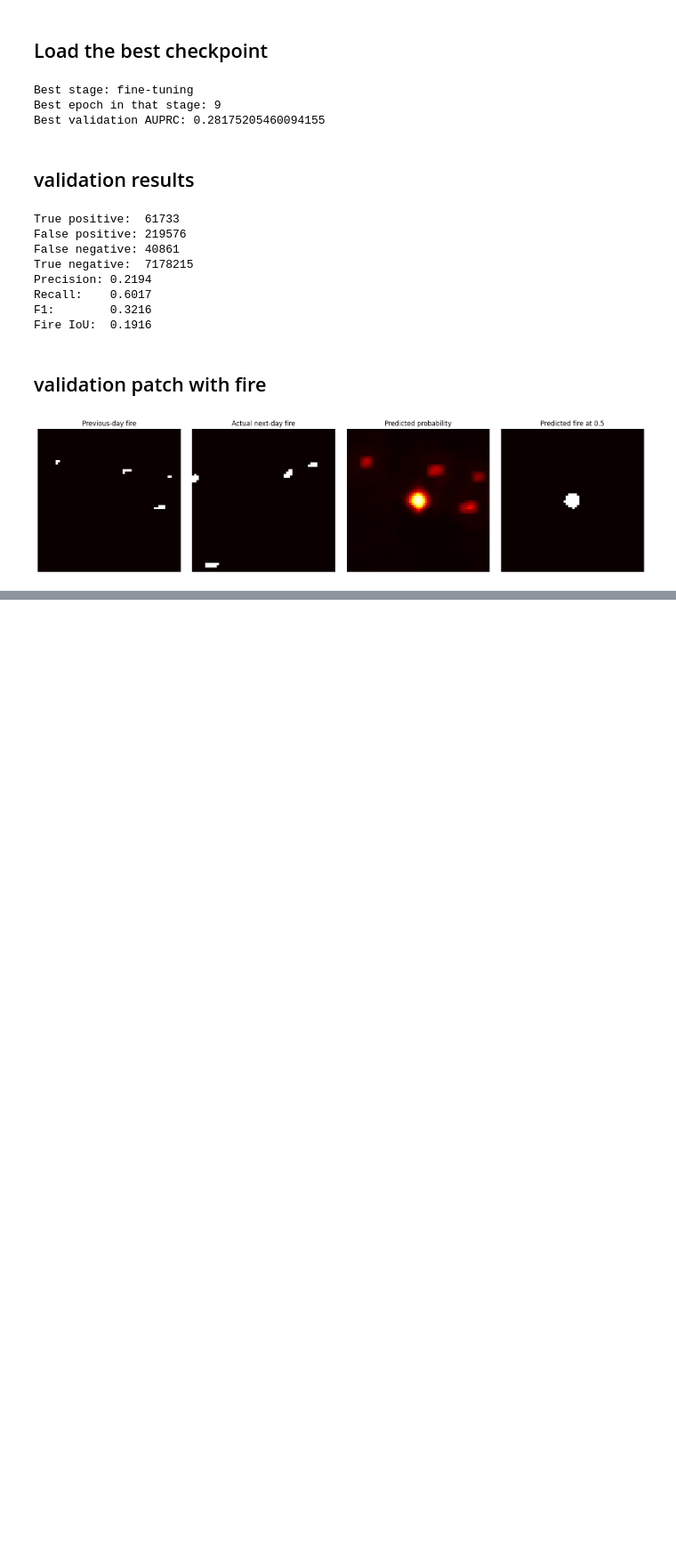
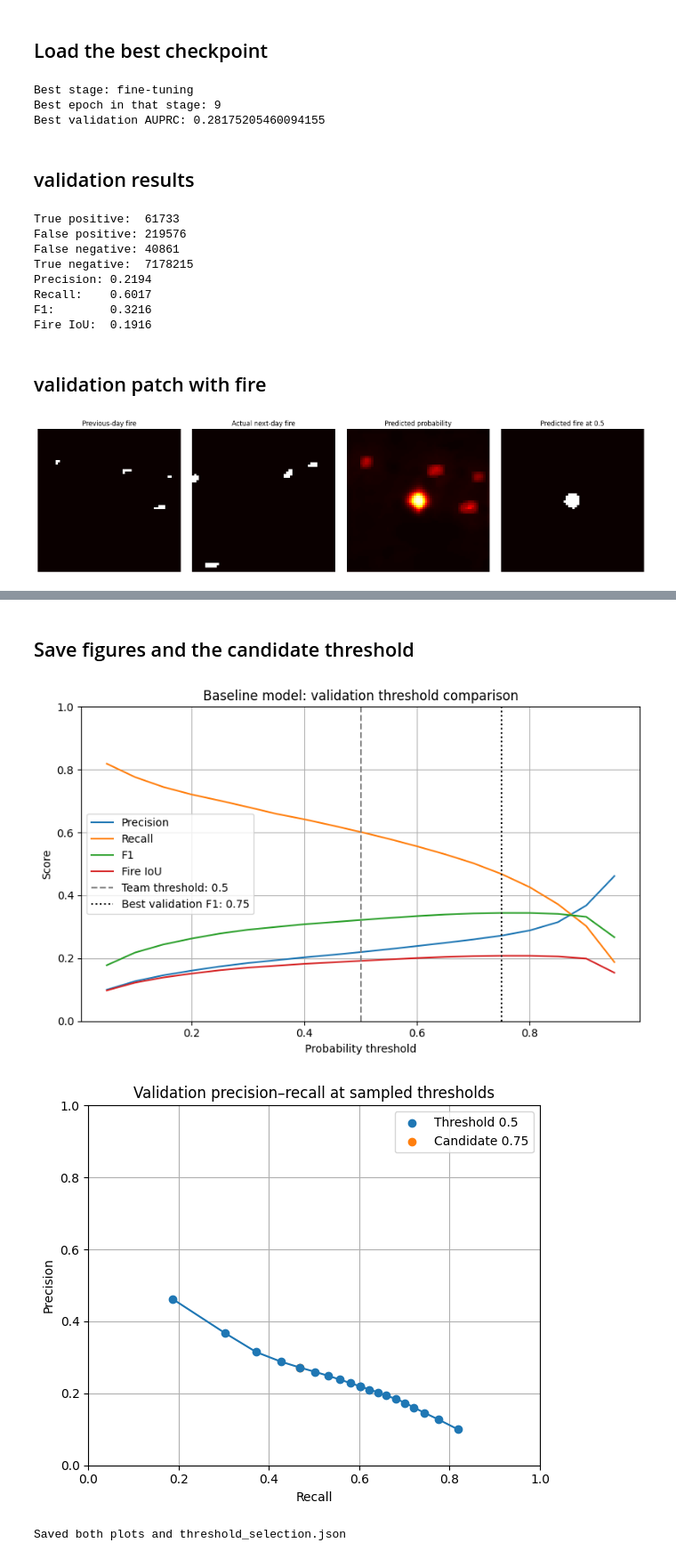
Before and after one commit to Randil01/Wildfire-Spread-Prediction-from-Satellite-Imagery, a Jupyter notebook: models/resnet_unet.ipynb, the cells around one changed output, grey strips where cells are left out. Shown at 89% size. Saved outputs shown, nothing was run; the diff lists cells and outputs as text; code cells hidden in the pictures; blank space fills up the shorter version.

```diff
--- a/models/resnet_unet.ipynb
+++ b/models/resnet_unet.ipynb
@@ -738,0 +1109,80 @@ plt.show()
+# %% [markdown]
+## Save figures and the candidate threshold
+# %%
+import matplotlib.pyplot as plt
+
+threshold_values = [row["threshold"] for row in rows]
+precision_values = [row["precision"] for row in rows]
+recall_values = [row["recall"] for row in rows]
+f1_values = [row["f1"] for row in rows]
+iou_values = [row["fire_iou"] for row in rows]
+
+fig, ax = plt.subplots(figsize=(8, 5))
+
+ax.plot(threshold_values, precision_values, label="Precision")
+ax.plot(threshold_values, recall_values, label="Recall")
+ax.plot(threshold_values, f1_values, label="F1")
+ax.plot(threshold_values, iou_values, label="Fire IoU")
+ax.axvline(0.5, color="gray", linestyle="--", label="Team threshold: 0.5")
+ax.axvline(
+    best_row["threshold"],
+    color="black",
+    linestyle=":",
+    label=f"Best validation F1: {best_row['threshold']:.2f}",
+)
+
+ax.set_xlabel("Probability threshold")
+ax.set_ylabel("Score")
+ax.set_title("Baseline model: validation threshold comparison")
+ax.set_ylim(0, 1)
+ax.grid(True)
+ax.legend()
+
+fig.tight_layout()
+fig.savefig(run_dir / "threshold_curves.png", dpi=160)
+plt.show()
+
+fig, ax = plt.subplots(figsize=(6, 5))
+
+ax.plot(recall_values, precision_values, marker="o")
+ax.scatter(
+    baseline_row["recall"],
+    baseline_row["precision"],
+    label="Threshold 0.5",
+)
+ax.scatter(
+    best_row["recall"],
+    best_row["precision"],
+    label=f"Candidate {best_row['threshold']:.2f}",
+)
+
+ax.set_xlabel("Recall")
+ax.set_ylabel("Precision")
+ax.set_title("Validation precision–recall at sampled thresholds")
+ax.set_xlim(0, 1)
+ax.set_ylim(0, 1)
+ax.grid(True)
+ax.legend()
+
+fig.tight_layout()
+fig.savefig(run_dir / "precision_recall_curve.png", dpi=160)
+plt.show()
+
+selection = {
+    "selection_split": "validation",
+    "selection_metric": "fire_pixel_f1",
+    "team_comparison_threshold": 0.5,
+    "candidate_threshold": best_row["threshold"],
+    "metrics_at_0_5": baseline_row,
+    "metrics_at_candidate": best_row,
+    "checkpoint_validation_auprc": float(saved["val_auprc"]),
+}
+
+with (run_dir / "threshold_selection.json").open("x") as file:
+    json.dump(selection, file, indent=2)
+
+print("Saved both plots and threshold_selection.json")
+# %% [output]
+[figure, added]
+[figure, added]
+Saved both plots and threshold_selection.json
```
Also changed, not shown: parts of 24 cells of this notebook.
